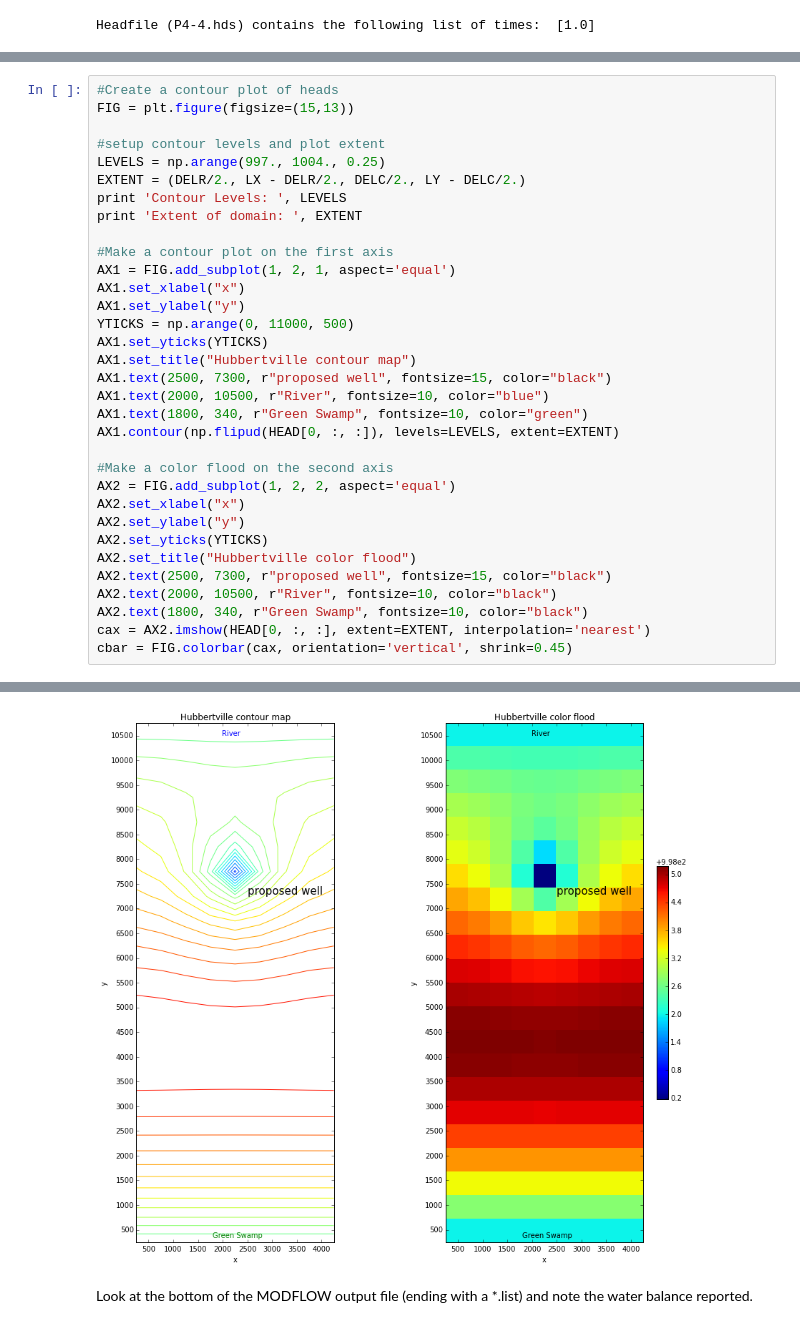
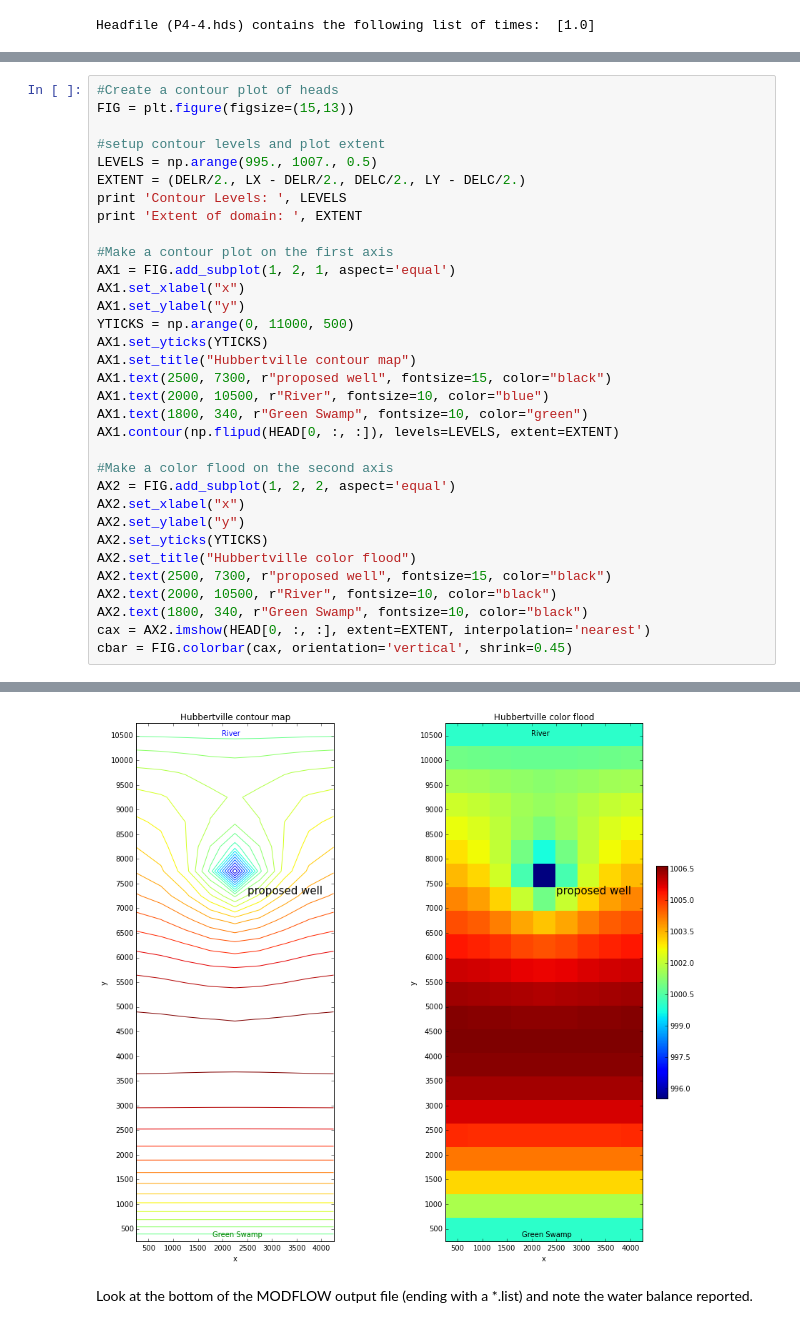
Before and after one commit to Applied-Groundwater-Modeling-2nd-Ed/Chapter_4_problems-1, a Jupyter notebook: P4.4_Flopy_Hubbertville_areal_model_with_pumping.ipynb, the cells around one changed output, grey strips where cells are left out. Saved outputs shown, nothing was run; the diff lists cells and outputs as text.

```diff
--- a/P4.4_Flopy_Hubbertville_areal_model_with_pumping.ipynb
+++ b/P4.4_Flopy_Hubbertville_areal_model_with_pumping.ipynb
@@ -291,7 +286,7 @@ Head statistics
 FIG = plt.figure(figsize=(15,13))
 
 #setup contour levels and plot extent
-LEVELS = np.arange(997., 1004., 0.25)
+LEVELS = np.arange(995., 1007., 0.5)
 EXTENT = (DELR/2., LX - DELR/2., DELC/2., LY - DELC/2.)
 print 'Contour Levels: ', LEVELS
 print 'Extent of domain: ', EXTENT
@@ -327,5 +321,5 @@ Contour Levels:  [  997.     997.25   997.5    997.75   998.     998.25   998.5
 Extent of domain:  (250.0, 4250.0, 250.0, 10750.0)
-[figure, old version]
+[figure, new version]
 # %% [markdown]
 Look at the bottom of the MODFLOW output file (ending with a *.list) and note the water balance reported.
 # %%
```
Also changed, not shown: parts of 43 cells of this notebook, 1 other file.
